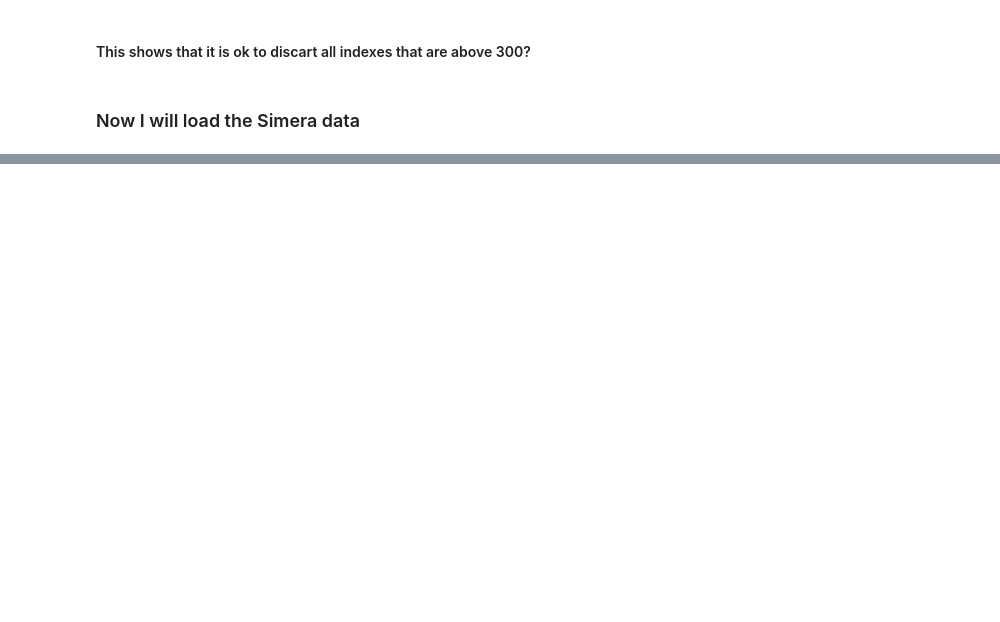
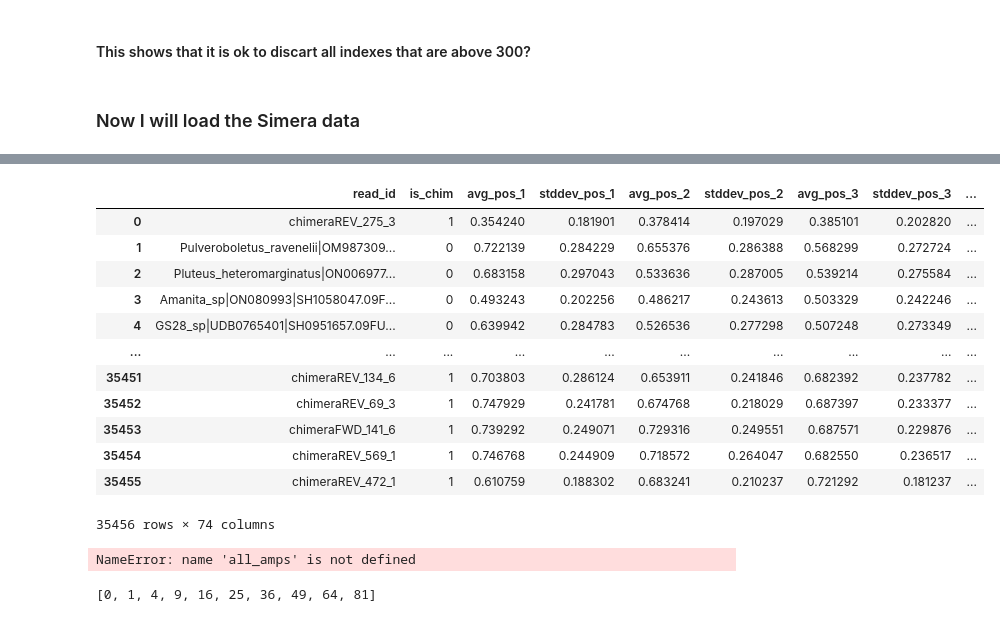
Before and after one commit to VetrovskyTomas/Chimeras, a Jupyter notebook: ml.ipynb, the cells around one changed output, grey strips where cells are left out. Drawn from its saved outputs; the diff is of its cells as text; code cells hidden in the pictures; blank space fills up the shorter version.

```diff
--- a/ml.ipynb
+++ b/ml.ipynb
@@ -655,0 +1289,17 @@ dva_part_similarities_for_all_taxa
+# %%
+base_df = pd.read_pickle("base_df_kmer7.pickle")
+base_df
+# %% [output]
+|  | read_id | is_chim | avg_pos_1 | stddev_pos_1 | avg_pos_2 | stddev_pos_2 | avg_pos_3 | stddev_pos_3 | ... |
+| 0 | chimeraREV_275_3 | 1 | 0.354240 | 0.181901 | 0.378414 | 0.197029 | 0.385101 | 0.202820 | ... |
+| 1 | Pulveroboletus_ravenelii|OM987309... | 0 | 0.722139 | 0.284229 | 0.655376 | 0.286388 | 0.568299 | 0.272724 | ... |
+| 2 | Pluteus_heteromarginatus|ON006977... | 0 | 0.683158 | 0.297043 | 0.533636 | 0.287005 | 0.539214 | 0.275584 | ... |
+| 3 | Amanita_sp|ON080993|SH1058047.09F... | 0 | 0.493243 | 0.202256 | 0.486217 | 0.243613 | 0.503329 | 0.242246 | ... |
+| 4 | GS28_sp|UDB0765401|SH0951657.09FU... | 0 | 0.639942 | 0.284783 | 0.526536 | 0.277298 | 0.507248 | 0.273349 | ... |
+| ... | ... | ... | ... | ... | ... | ... | ... | ... | ... |
+| 35451 | chimeraREV_134_6 | 1 | 0.703803 | 0.286124 | 0.653911 | 0.241846 | 0.682392 | 0.237782 | ... |
+| 35452 | chimeraREV_69_3 | 1 | 0.747929 | 0.241781 | 0.674768 | 0.218029 | 0.687397 | 0.233377 | ... |
+| 35453 | chimeraFWD_141_6 | 1 | 0.739292 | 0.249071 | 0.729316 | 0.249551 | 0.687571 | 0.229876 | ... |
+| 35454 | chimeraREV_569_1 | 1 | 0.746768 | 0.244909 | 0.718572 | 0.264047 | 0.682550 | 0.236517 | ... |
+| 35455 | chimeraREV_472_1 | 1 | 0.610759 | 0.188302 | 0.683241 | 0.210237 | 0.721292 | 0.181237 | ... |
+35456 rows × 74 columns
@@ -655,0 +1443,29 @@ dva_part_similarities_for_all_taxa
+# %%
+
+all_res_res = {}
+for prim_name,prim_seqs in all_amps.items():
+    prim_seqs = prim_seqs[:1000]
+    for tr_km,taxa_kmer_abund_dict in different_thres_dict.items():
+        k_count = int(tr_km.split("mer")[0])
+        # print(len(prim_seqs))
+        # sys.exit()
+        if k_count<7:continue
+        all_res_res[f"{prim_name}----{tr_km}"] = process_reads_parallel(prim_seqs, taxa_kmer_abund_dict, k_count=k_count, n_cores=3, batch_size=100)
+        pd.DataFrame({"o":all_res_res[f"{prim_name}----{tr_km}"]}).to_pickle(f"all_res_res_{prim_name}----{tr_km}.pickle")
+    break
+# %% [output]
+NameError: name 'all_amps' is not defined
+# %%
+import multiprocessing as mp
+
+def test(x):
+    import time
+    time.sleep(1)
+    return x * x
+
+if __name__ == "__main__":
+    with mp.Pool(processes=4) as pool:
+        results = pool.map(test, range(10))
+        print(results)
+# %% [output]
+[0, 1, 4, 9, 16, 25, 36, 49, 64, 81]
```
Also changed, not shown: parts of 57 cells of this notebook, 7 other files.
